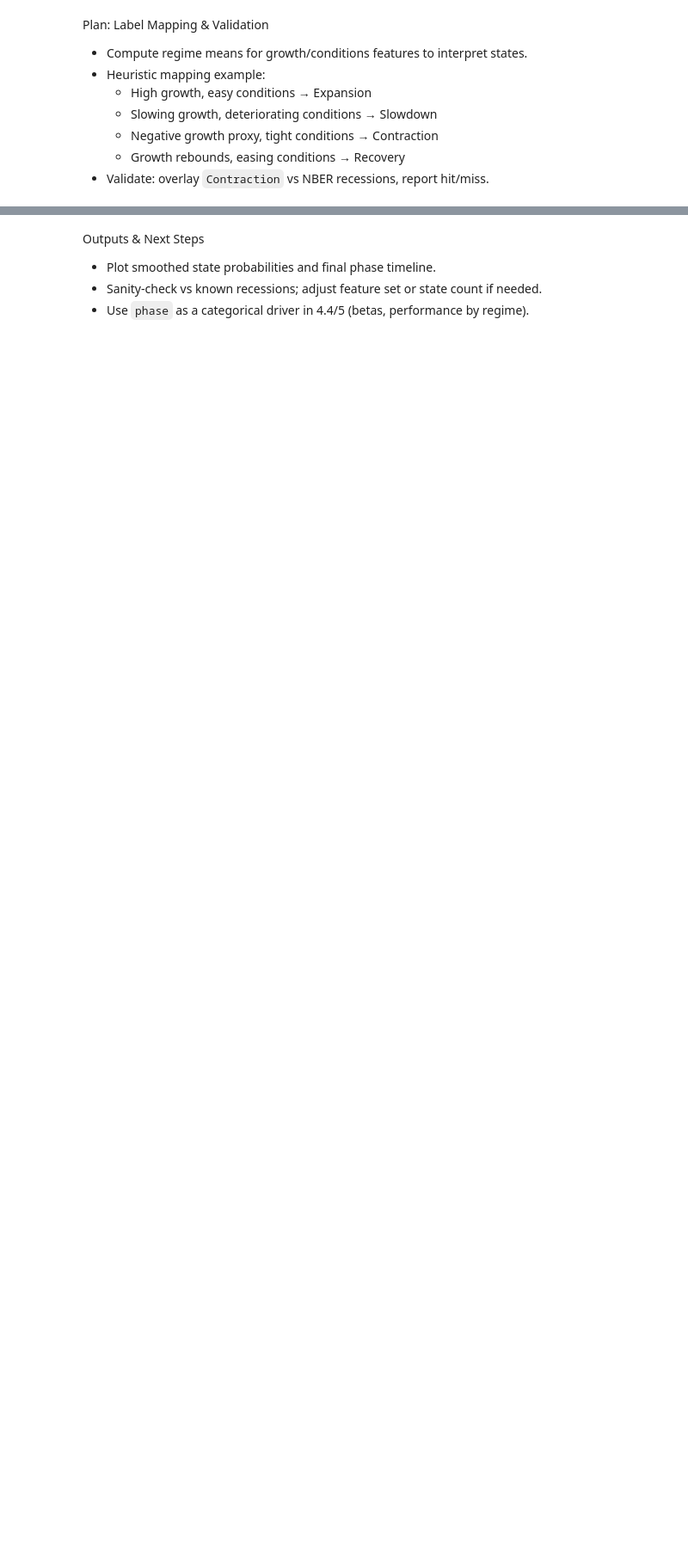
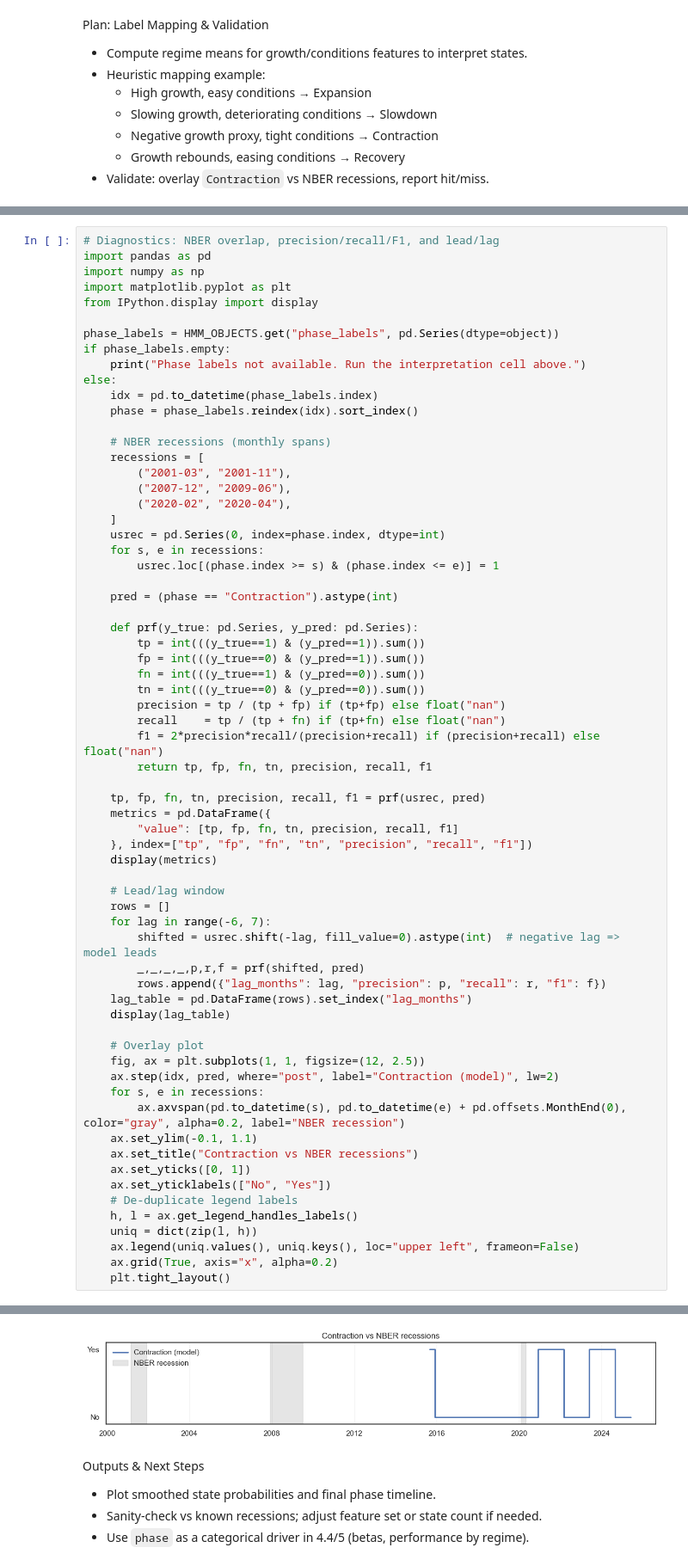
Before and after one commit to kecheng-shi/Nexus-data-preprocessing, a Jupyter notebook: Nexus Data Analysis.ipynb, the cells around one changed output, grey strips where cells are left out. Shown at 86% size. Cells and saved outputs as stored; diff of their text form; blank space fills up the shorter version.

```diff
--- a/Nexus Data Analysis.ipynb
+++ b/Nexus Data Analysis.ipynb
@@ -797,0 +812,67 @@ else:
+# %%
+# Diagnostics: NBER overlap, precision/recall/F1, and lead/lag
+import pandas as pd
+import numpy as np
+import matplotlib.pyplot as plt
+from IPython.display import display
+
+phase_labels = HMM_OBJECTS.get("phase_labels", pd.Series(dtype=object))
+if phase_labels.empty:
+    print("Phase labels not available. Run the interpretation cell above.")
+else:
+    idx = pd.to_datetime(phase_labels.index)
+    phase = phase_labels.reindex(idx).sort_index()
+
+    # NBER recessions (monthly spans)
+    recessions = [
+        ("2001-03", "2001-11"),
+        ("2007-12", "2009-06"),
+        ("2020-02", "2020-04"),
+    ]
+    usrec = pd.Series(0, index=phase.index, dtype=int)
+    for s, e in recessions:
+        usrec.loc[(phase.index >= s) & (phase.index <= e)] = 1
+
+    pred = (phase == "Contraction").astype(int)
+
+    def prf(y_true: pd.Series, y_pred: pd.Series):
+        tp = int(((y_true==1) & (y_pred==1)).sum())
+        fp = int(((y_true==0) & (y_pred==1)).sum())
+        fn = int(((y_true==1) & (y_pred==0)).sum())
+        tn = int(((y_true==0) & (y_pred==0)).sum())
+        precision = tp / (tp + fp) if (tp+fp) else float("nan")
+        recall    = tp / (tp + fn) if (tp+fn) else float("nan")
+        f1 = 2*precision*recall/(precision+recall) if (precision+recall) else float("nan")
+        return tp, fp, fn, tn, precision, recall, f1
+
+    tp, fp, fn, tn, precision, recall, f1 = prf(usrec, pred)
+    metrics = pd.DataFrame({
+        "value": [tp, fp, fn, tn, precision, recall, f1]
+    }, index=["tp", "fp", "fn", "tn", "precision", "recall", "f1"])
+    display(metrics)
+
+    # Lead/lag window
+    rows = []
+    for lag in range(-6, 7):
+        shifted = usrec.shift(-lag, fill_value=0).astype(int)  # negative lag => model leads
+        _,_,_,_,p,r,f = prf(shifted, pred)
+        rows.append({"lag_months": lag, "precision": p, "recall": r, "f1": f})
+    lag_table = pd.DataFrame(rows).set_index("lag_months")
+    display(lag_table)
+
+    # Overlay plot
+    fig, ax = plt.subplots(1, 1, figsize=(12, 2.5))
+    ax.step(idx, pred, where="post", label="Contraction (model)", lw=2)
+    for s, e in recessions:
+        ax.axvspan(pd.to_datetime(s), pd.to_datetime(e) + pd.offsets.MonthEnd(0), color="gray", alpha=0.2, label="NBER recession")
+    ax.set_ylim(-0.1, 1.1)
+    ax.set_title("Contraction vs NBER recessions")
+    ax.set_yticks([0, 1])
+    ax.set_yticklabels(["No", "Yes"])
+    # De-duplicate legend labels
+    h, l = ax.get_legend_handles_labels()
+    uniq = dict(zip(l, h))
+    ax.legend(uniq.values(), uniq.keys(), loc="upper left", frameon=False)
+    ax.grid(True, axis="x", alpha=0.2)
+    plt.tight_layout()
+# %% [output]
@@ -798,3 +902,4 @@ else:
+[figure, added]
 # %% [markdown]
 
 Outputs & Next Steps
```
Also changed, not shown: parts of 4 cells of this notebook.
